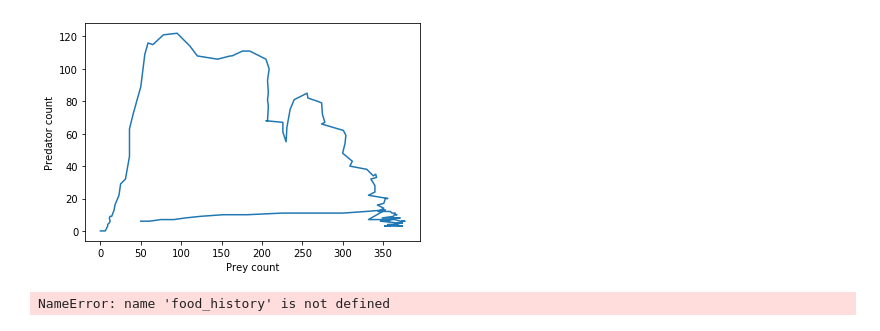
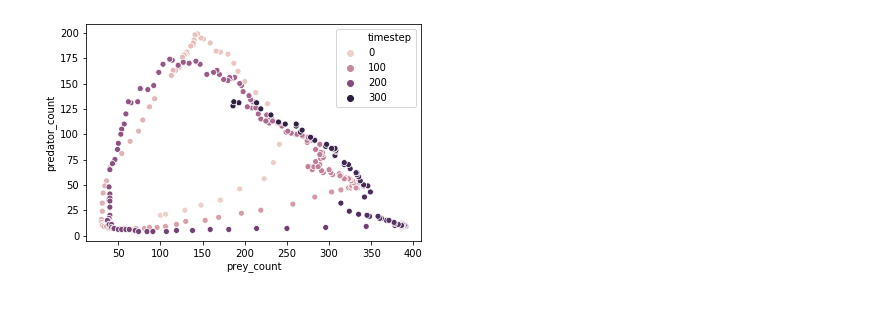
Before and after one commit to cadCAD-org/cadCAD, a Jupyter notebook: demos/prey-predator/lab_notebook.ipynb, the cells around one changed output. Saved outputs shown, nothing was run; the diff lists cells and outputs as text; code cells hidden in the pictures.

```diff
--- a/demos/prey-predator/lab_notebook.ipynb
+++ b/demos/prey-predator/lab_notebook.ipynb
@@ -29 +60,34 @@ x = range(len(prey_count))
+# %%
+agent_ds = experiments.dataset[1].agents
+site_ds = experiments.dataset[1].sites
+timesteps = experiments.dataset[1].timestep
+
+# Get metrics
+prey_count = agent_ds.map(lambda s: sum([1 for agent in s.values() if agent['type'] == 'prey']))
+predator_count = agent_ds.map(lambda s: sum([1 for agent in s.values() if agent['type'] == 'predator']))
+
+food_at_sites = site_ds.map(lambda s: s.sum())
+food_at_prey = agent_ds.map(lambda s: sum([agent['food'] for agent in s.values() if agent['type'] == 'prey']))
+food_at_predators = agent_ds.map(lambda s: sum([agent['food'] for agent in s.values() if agent['type'] == 'predator']))
+
+median_site_food = site_ds.map(lambda s: np.median(s))
+median_prey_food = agent_ds.map(lambda s: np.median([agent['food'] for agent in s.values() if agent['type'] == 'prey']))
+median_predator_food = agent_ds.map(lambda s: np.median([agent['food'] for agent in s.values() if agent['type'] == 'predator']))
+
+prey_median_age = agent_ds.map(lambda s: np.median([agent['age'] for agent in s.values() if agent['type'] == 'prey']))
+predator_median_age = agent_ds.map(lambda s: np.median([agent['age'] for agent in s.values() if agent['type'] == 'predator']))
+
+# Create an analysis dataset
+data = (pd.DataFrame({'timestep': timesteps,
+                      'prey_count': prey_count,
+                      'predator_count': predator_count,
+                      'food_at_sites': food_at_sites,
+                      'food_at_prey': food_at_prey,
+                      'food_at_predators': food_at_predators,
+                      'median_site_food': median_site_food,
+                      'median_prey_food': median_prey_food,
+                      'median_predator_food': median_predator_food,
+                      'prey_median_age': prey_median_age,
+                      'predator_median_age': predator_median_age})
+       )
 # %%
@@ -38,14 +114,0 @@ plt.show()
-# %%
-plt.plot(prey_count, predator_count)
-plt.xlabel("Prey count")
-plt.ylabel("Predator count")
-plt.show()
-# %% [output]
-[figure, removed]
-# %%
-plt.plot(prey_count, food_history)
-plt.xlabel("Prey count")
-plt.ylabel("Food availability")
-plt.show()
-# %% [output]
-NameError: name 'food_history' is not defined
@@ -56,0 +115,8 @@ plt.show()
+# %%
+sns.scatterplot(data=data,
+                x='prey_count',
+                y='predator_count',
+                hue='timestep')
+plt.show()
+# %% [output]
+[figure, added]
```
Also changed, not shown: parts of 17 cells of this notebook, 30 other files.
